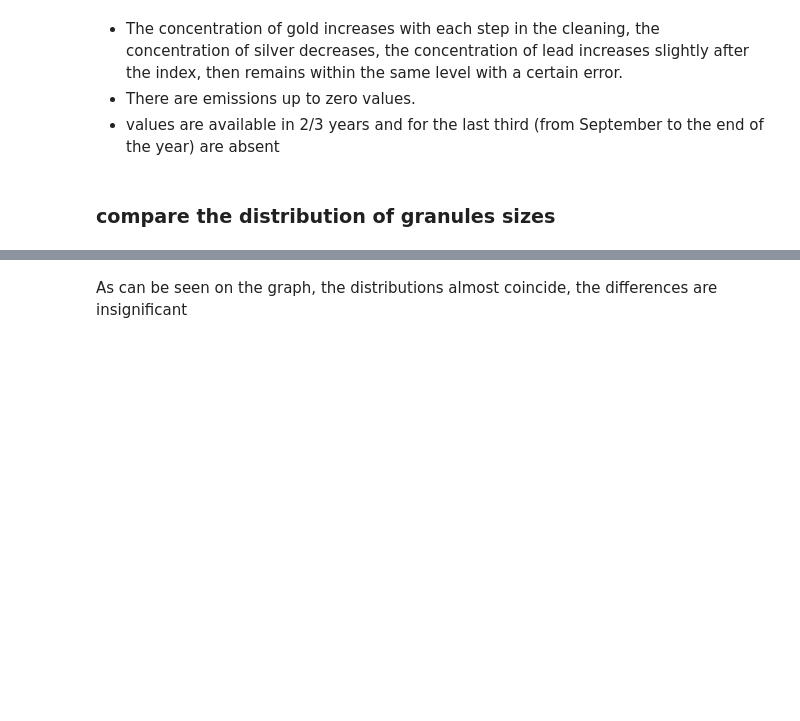
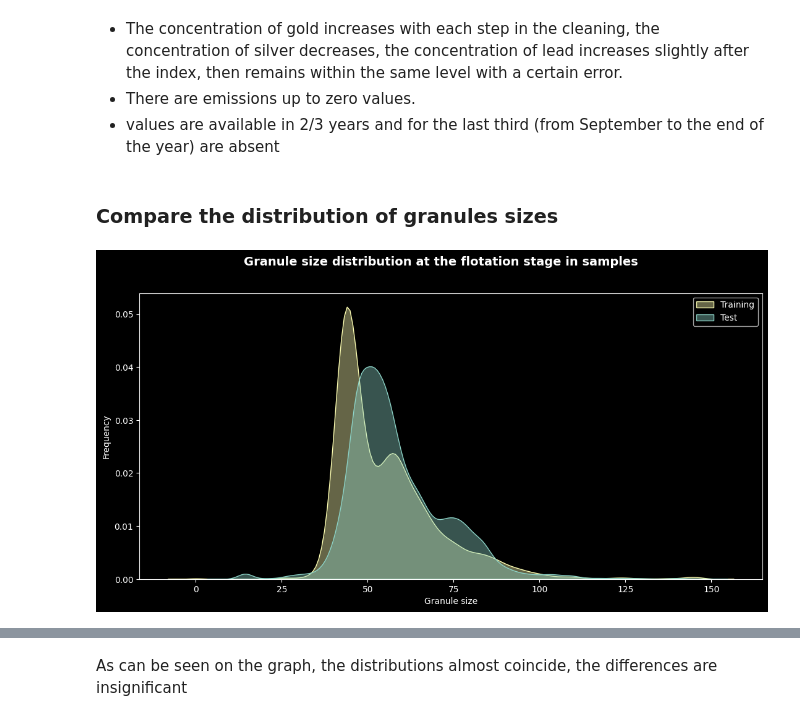
Before and after one commit to PSImera/Yandex.practicum.ds, a Jupyter notebook: project_sprint_12_sbor2_gold_recovery/sbor2_gold_recovery_ENG.ipynb, the cells around one changed output, grey strips where cells are left out. Drawn from its saved outputs; the diff is of its cells as text; code cells hidden in the pictures; blank space fills up the shorter version.

```diff
--- a/project_sprint_12_sbor2_gold_recovery/sbor2_gold_recovery_ENG.ipynb
+++ b/project_sprint_12_sbor2_gold_recovery/sbor2_gold_recovery_ENG.ipynb
@@ -356,26 +236,0 @@ memory usage: 12.9 MB
-# %%
-def na_count(data):
-    '''
-    Функция принимает на вход датасет и выдаёт количество пропусков по столбцам, либо указывает что пропусков нет
-    '''
-    all_nulls = 0
-    for col in data.columns:
-        if data[col].isna().sum() > 0:
-                all_nulls += 1
-                print(data[col].isna().sum(), 'пропущенных значений в колонке', col, 'это', round(data[col].isna().mean() * 100, 1), '%')
-    if all_nulls == 0:
-        print('В датафрейме пропуски отсутствуют')
-
-def doubles_count(data):
-    '''
-    Функция принимает на вход датасет и выдаёт количество дубликатов, либо указывает что их нет
-    '''
-    if data.duplicated().sum() > 0:
-        print('Количество явных дубликатов - ', data.duplicated().sum())
-    else:
-        print('Явные дубликаты в датасете отсутствуют')
-
-train.name = 'Тренировочная выборка'
-test.name = 'Тестовая выборка'
-full.name = 'Полный датасет'
-datasets = [train, test, full]
@@ -579,3 +670,0 @@ Remove these lines
-# %%
-full = full.drop(full.loc[(full.isnull()).sum(axis=1) > full.shape[1] /2].index, axis = 0)
-train = train.drop(train.loc[(train.isnull()).sum(axis=1) > train.shape[1] /2].index, axis = 0)
@@ -643,18 +794,20 @@ met_conc.iplot(title='Изменение концентрации металло
 # %% [markdown]
-### compare the distribution of granules sizes
+### Compare the distribution of granules sizes
 # %%
 feeds_roug = pd.DataFrame({
     'train': train.loc[train['roug_in_feed_size'] < 150]['roug_in_feed_size'],
     'test': test.loc[test['roug_in_feed_size'] < 150]['roug_in_feed_size']
     })
 
 fig, ax = plt.subplots(figsize=(13,6))
-fig.suptitle('Распределение размера гранул на этапе флотации в выборках', fontsize=14, fontweight='bold')
+fig.suptitle('Granule size distribution at the flotation stage in samples', fontsize=14, fontweight='bold')
 sns.kdeplot(data=feeds_roug, fill=True, common_norm=False, alpha=0.4, ax=ax)
-ax.legend(['Тренировочная', 'Тестовая'])
-ax.set_xlabel('Размер гранул')
-ax.set_ylabel('Частота')
+ax.legend(['Training', 'Test'])
+ax.set_xlabel('Granule size')
+ax.set_ylabel('Frequency')
 plt.show();
+# %% [output]
+[figure, added]
 # %%
 feeds_pr_cl = pd.DataFrame({
     'train': train.loc[train['pr_cl_in_feed_size'] < 150]['pr_cl_in_feed_size'],
```
Also changed, not shown: parts of 105 cells of this notebook, 48 other files.
